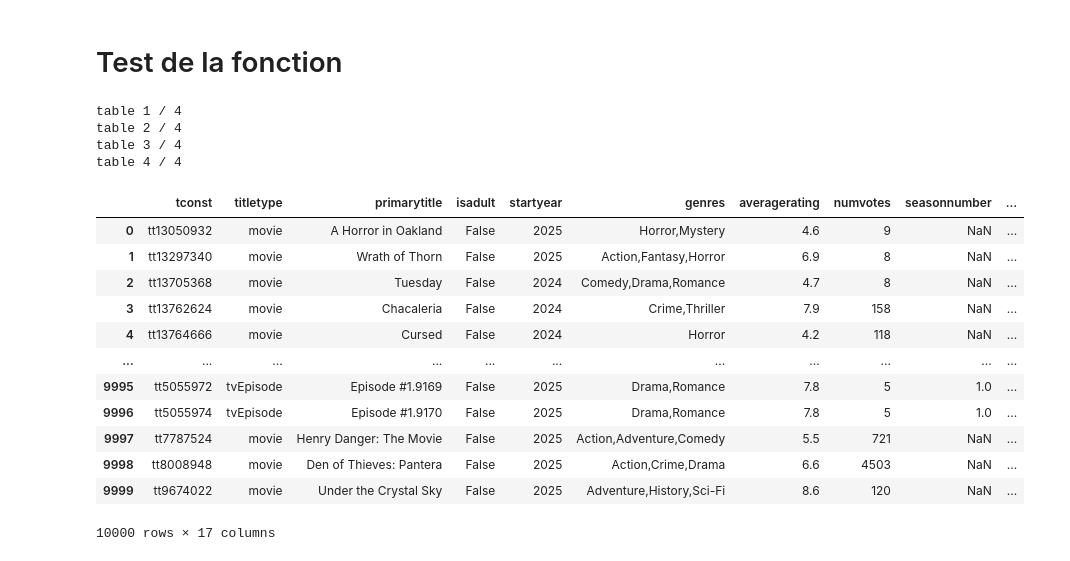
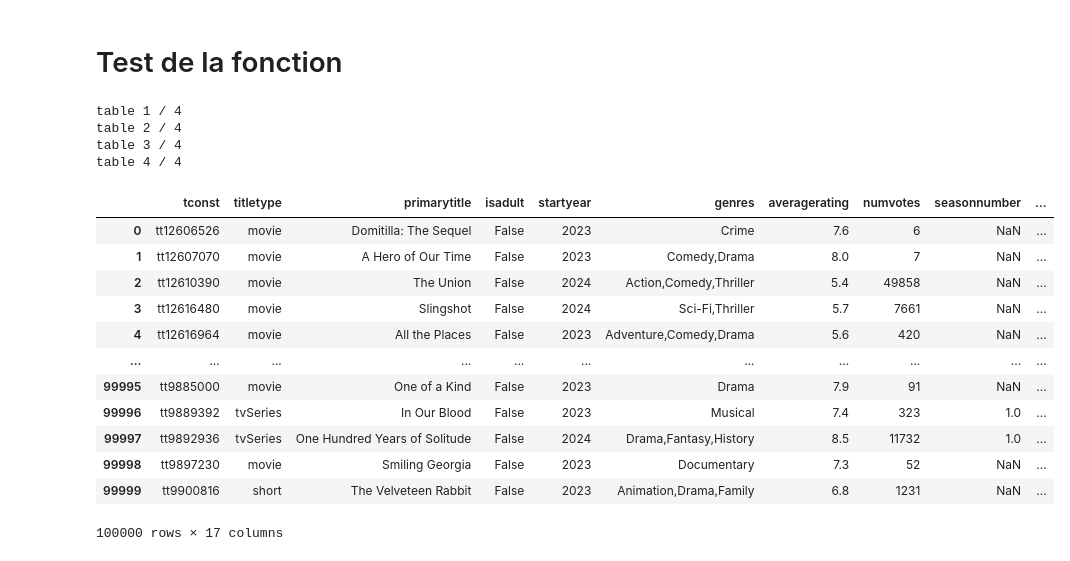
Before and after one commit to MelodyDuplaix/Netfloox_g0_JohnBondouxDuplaix, a Jupyter notebook: notebooks/extraction_features.ipynb, the cells around one changed output. Drawn from its saved outputs; the diff is of its cells as text; code cells hidden in the pictures.

```diff
--- a/notebooks/extraction_features.ipynb
+++ b/notebooks/extraction_features.ipynb
@@ -313,26 +313,26 @@ import sys
 sys.path.append('..')
 from scripts.FeaturesExtraction import get_extracted_features
 # %%
-df = get_extracted_features(10000)
+df = get_extracted_features(100000)
 df
 # %% [output]
 table 1 / 4
 table 2 / 4
 table 3 / 4
 table 4 / 4
 |  | tconst | titletype | primarytitle | isadult | startyear | genres | averagerating | numvotes | seasonnumber | ... |
-| 0 | tt13050932 | movie | A Horror in Oakland | False | 2025 | Horror,Mystery | 4.6 | 9 | NaN | ... |
-| 1 | tt13297340 | movie | Wrath of Thorn | False | 2025 | Action,Fantasy,Horror | 6.9 | 8 | NaN | ... |
-| 2 | tt13705368 | movie | Tuesday | False | 2024 | Comedy,Drama,Romance | 4.7 | 8 | NaN | ... |
-| 3 | tt13762624 | movie | Chacaleria | False | 2024 | Crime,Thriller | 7.9 | 158 | NaN | ... |
-| 4 | tt13764666 | movie | Cursed | False | 2024 | Horror | 4.2 | 118 | NaN | ... |
+| 0 | tt12606526 | movie | Domitilla: The Sequel | False | 2023 | Crime | 7.6 | 6 | NaN | ... |
+| 1 | tt12607070 | movie | A Hero of Our Time | False | 2023 | Comedy,Drama | 8.0 | 7 | NaN | ... |
+| 2 | tt12610390 | movie | The Union | False | 2024 | Action,Comedy,Thriller | 5.4 | 49858 | NaN | ... |
+| 3 | tt12616480 | movie | Slingshot | False | 2024 | Sci-Fi,Thriller | 5.7 | 7661 | NaN | ... |
+| 4 | tt12616964 | movie | All the Places | False | 2023 | Adventure,Comedy,Drama | 5.6 | 420 | NaN | ... |
 | ... | ... | ... | ... | ... | ... | ... | ... | ... | ... | ... |
-| 9995 | tt5055972 | tvEpisode | Episode #1.9169 | False | 2025 | Drama,Romance | 7.8 | 5 | 1.0 | ... |
-| 9996 | tt5055974 | tvEpisode | Episode #1.9170 | False | 2025 | Drama,Romance | 7.8 | 5 | 1.0 | ... |
-| 9997 | tt7787524 | movie | Henry Danger: The Movie | False | 2025 | Action,Adventure,Comedy | 5.5 | 721 | NaN | ... |
-| 9998 | tt8008948 | movie | Den of Thieves: Pantera | False | 2025 | Action,Crime,Drama | 6.6 | 4503 | NaN | ... |
-| 9999 | tt9674022 | movie | Under the Crystal Sky | False | 2025 | Adventure,History,Sci-Fi | 8.6 | 120 | NaN | ... |
+| 99995 | tt9885000 | movie | One of a Kind | False | 2023 | Drama | 7.9 | 91 | NaN | ... |
+| 99996 | tt9889392 | tvSeries | In Our Blood | False | 2023 | Musical | 7.4 | 323 | 1.0 | ... |
+| 99997 | tt9892936 | tvSeries | One Hundred Years of Solitude | False | 2024 | Drama,Fantasy,History | 8.5 | 11732 | 1.0 | ... |
+| 99998 | tt9897230 | movie | Smiling Georgia | False | 2023 | Documentary | 7.3 | 52 | NaN | ... |
+| 99999 | tt9900816 | short | The Velveteen Rabbit | False | 2023 | Animation,Drama,Family | 6.8 | 1231 | NaN | ... |
-10000 rows × 17 columns
+100000 rows × 17 columns
 # %%
 df.to_csv("../data/all_data_for_10000_lines.csv", index=False)
 # %%
```
Also changed, not shown: parts of 1 cell of this notebook, 2 other files.
